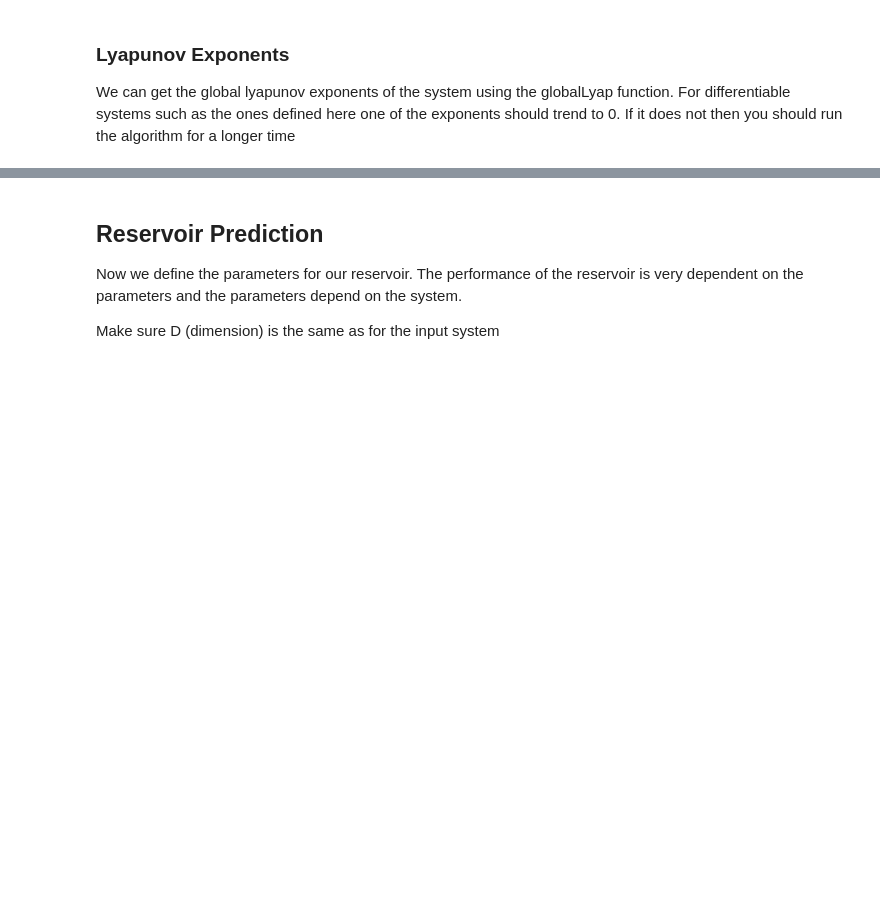
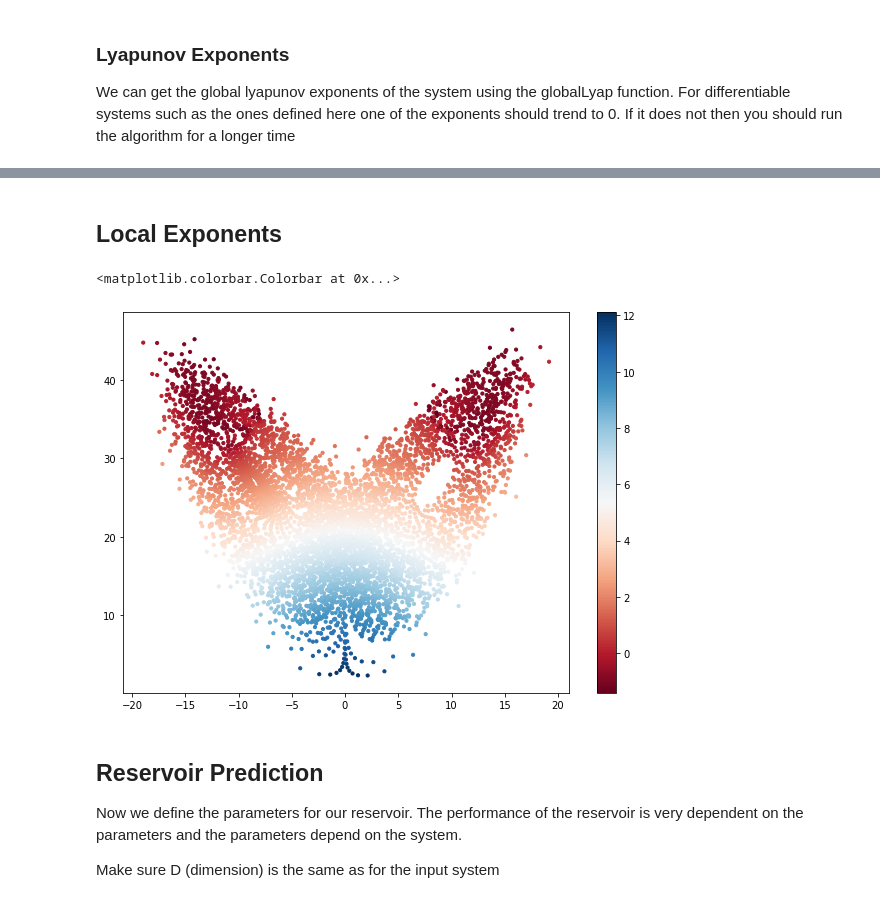
Before and after one commit to japlatt/reservoir, a Jupyter notebook: examples/Example_Lorenz_63.ipynb, the cells around one changed output, grey strips where cells are left out. Drawn from its saved outputs; the diff is of its cells as text; code cells hidden in the pictures; blank space fills up the shorter version.

```diff
--- a/examples/Example_Lorenz_63.ipynb
+++ b/examples/Example_Lorenz_63.ipynb
@@ -43,5 +43,5 @@ lor63sys = system(lorenz, (sigma, rho, beta), D, 0.001, fjac = jac)
 Now we integrate the system to define the function that we feed to the reservoir.  Make sure that the system is defined for negative times in order to synchronize the reservoir and is defined far enough in the future to enable comparison to the prediction.
 # %%
 %%time
-lor63sys.integrate(-100, 100);
+t, u = lor63sys.integrate(-100, 200)
 # %% [output]
@@ -102,3 +102,18 @@ lor63sys.getKYDim()
+# %% [markdown]
+## Local Exponents
+# %%
+%%time
+L = 2
+dt = 0.05
+skip = 50
+scat = u[::skip]
+LE = lor63sys.localExp(scat, L, dt, multi = True)
+fig = plt.figure(figsize = (10, 7))
+plt.scatter(scat[:, 0], scat[:, 2], s = 10, c = LE[:, 0], cmap = 'RdBu')
+plt.colorbar()
+# %% [output]
+<matplotlib.colorbar.Colorbar at 0x...>
+[figure, added]
 # %% [markdown]
 ## Reservoir Prediction
 
```
Also changed, not shown: parts of 22 cells of this notebook.
